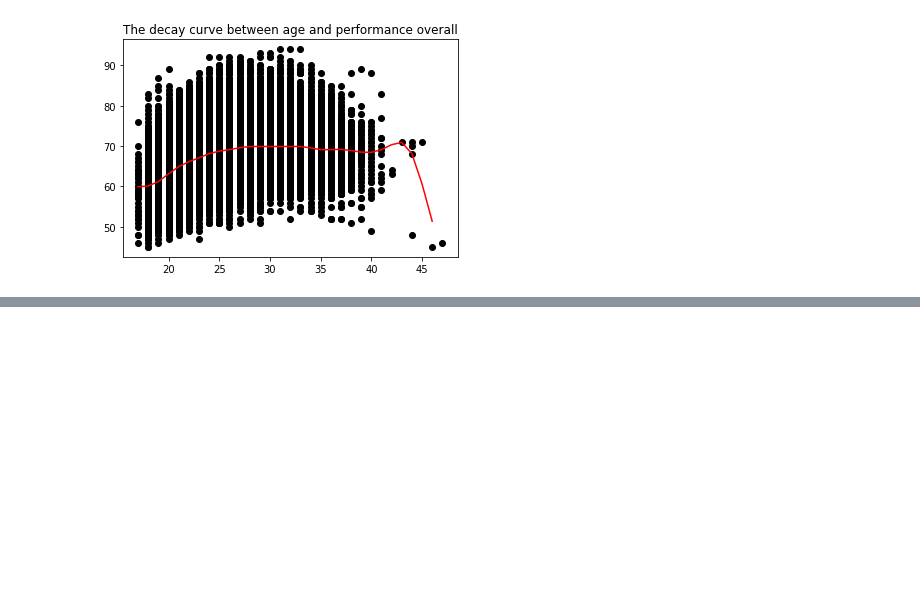
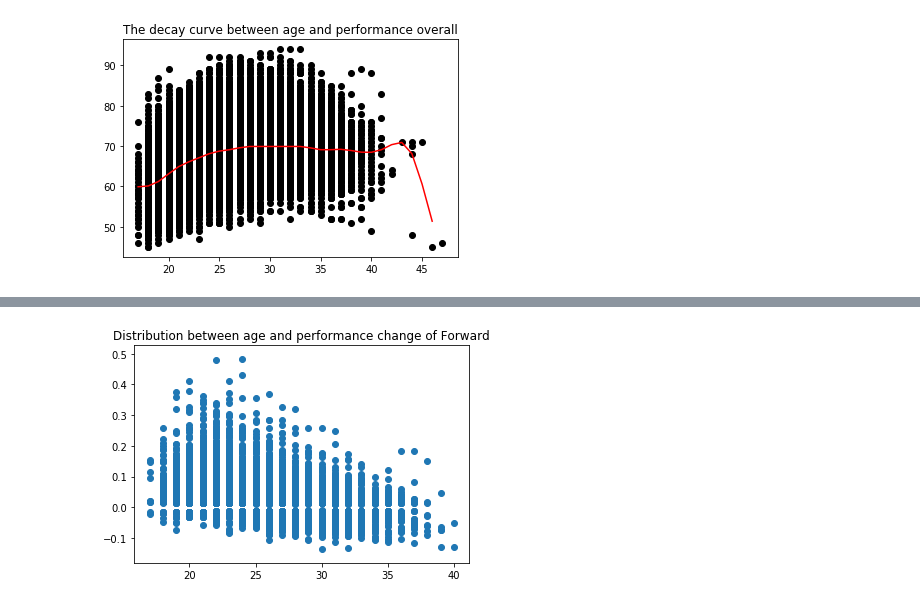
Before and after one commit to tmclouisluk/FIFA-players-Data-Analysis, a Jupyter notebook: project.ipynb, the cells around one changed output, grey strips where cells are left out. Saved outputs shown, nothing was run; the diff lists cells and outputs as text; code cells hidden in the pictures; blank space fills up the shorter version.

```diff
--- a/project.ipynb
+++ b/project.ipynb
@@ -237,0 +242,14 @@ plt.show()
+# %%
+def assign_position_group(row):
+    if set(row).issubset(set([x.upper() for x in forward])):
+        return 'forward'
+    elif set(row).issubset(set([x.upper() for x in mid])):
+        return 'mid'
+    elif set(row).issubset(set([x.upper() for x in back])):
+        return 'back'
+    elif set(row).issubset(set([x.upper() for x in keeper])):
+        return 'keeper'
+    else:
+        return None
+fifa_performance_sorted_years['position_group'] = fifa_performance_sorted_years['player_positions'].apply(assign_position_group)
+fifa_performance_sorted_years.head(10)
@@ -237,0 +268,4 @@ plt.show()
+# %%
+fifa_performance_forward = fifa_performance_sorted_years[fifa_performance_sorted_years.position_group == 'forward']
+fifa_performance_forward = fifa_performance_forward[fifa_performance_forward.change != 0]
+fifa_performance_forward.head(10)
@@ -237,0 +284,11 @@ plt.show()
+# %%
+from sklearn.model_selection import train_test_split
+fifa_performance_X = fifa_performance_forward['age'].values.reshape(-1,1)
+fifa_performance_Y = fifa_performance_forward['change']
+
+x_train, x_test, y_train, y_test = train_test_split(fifa_performance_X, fifa_performance_Y, test_size= 0.2, random_state=420)
+plt.scatter(fifa_performance_X, fifa_performance_Y)
+plt.title("Distribution between age and performance change of Forward")
+plt.show()
+# %% [output]
+[figure, added]
```
Also changed, not shown: parts of 30 cells of this notebook.
